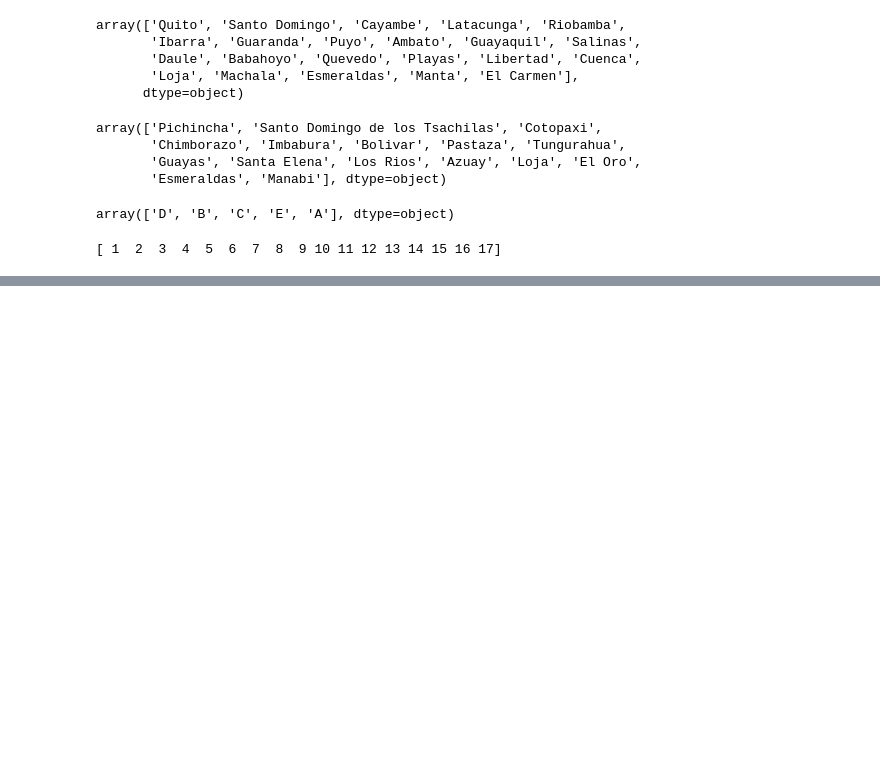
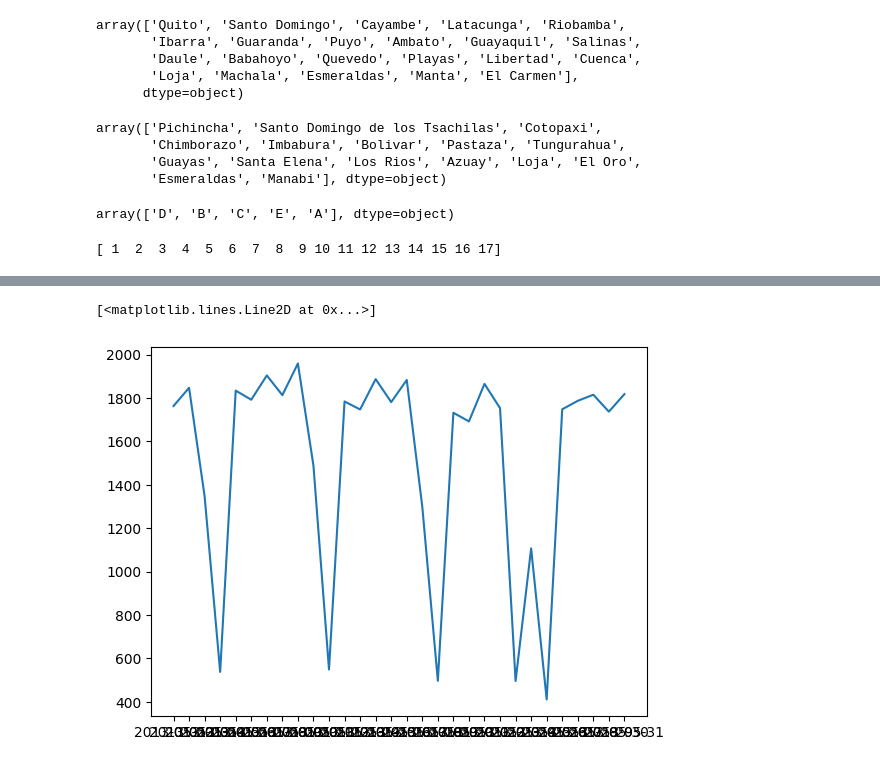
Before and after one commit to centralpenguin/StoreSales, a Jupyter notebook: notebooks/EDA.ipynb, the cells around one changed output, grey strips where cells are left out. Cells and saved outputs as stored; diff of their text form; code cells hidden in the pictures; blank space fills up the shorter version.

```diff
--- a/notebooks/EDA.ipynb
+++ b/notebooks/EDA.ipynb
@@ -165,0 +290,5 @@ print(a)
+# %%
+plt.plot(transactions_1.date[120:120+30], transactions_1.transactions[120:120+30])
+# %% [output]
+[<matplotlib.lines.Line2D at 0x...>]
+[figure, added]
```
Also changed, not shown: parts of 17 cells of this notebook.
